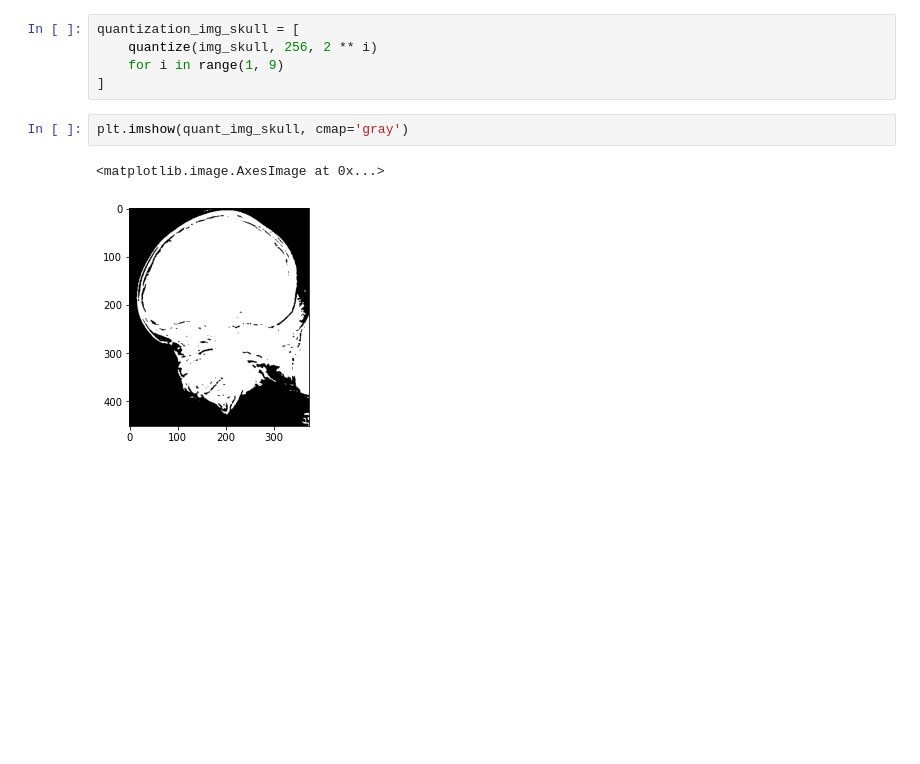
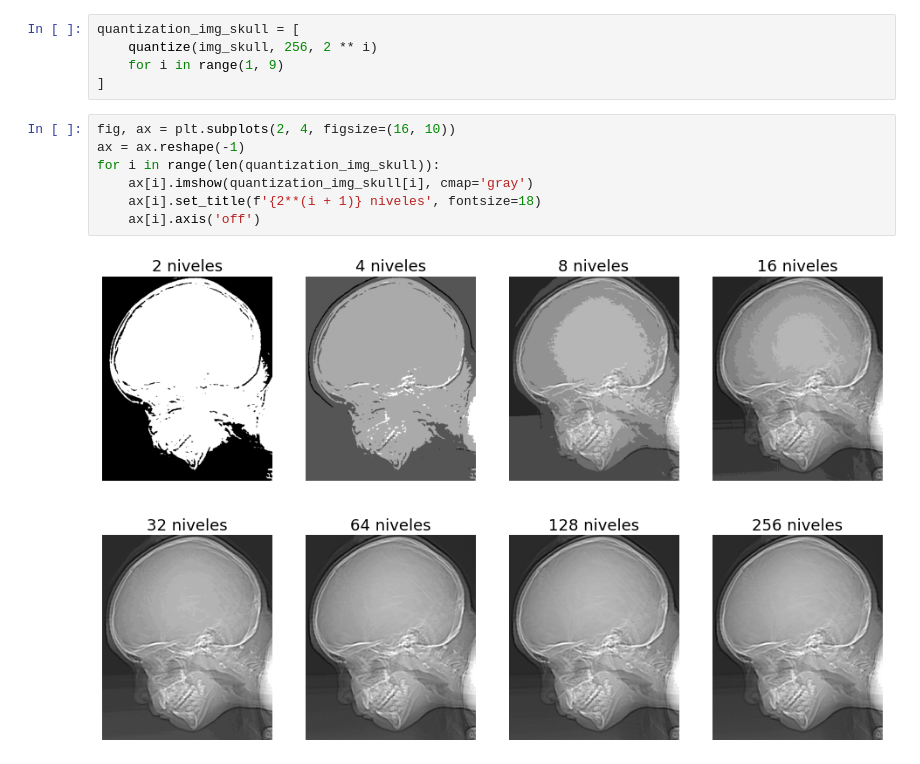
Before and after one commit to asp-image-dsp/image-processing-tp02, a Jupyter notebook: notebooks/exercise_01.ipynb, the cells around one changed output. Cells and saved outputs as stored; diff of their text form; blank space fills up the shorter version.

```diff
--- a/notebooks/exercise_01.ipynb
+++ b/notebooks/exercise_01.ipynb
@@ -62,8 +75,12 @@ quantization_img_skull = [
     quantize(img_skull, 256, 2 ** i)
     for i in range(1, 9)
 ]
-# %%
-plt.imshow(quant_img_skull, cmap='gray')
-# %% [output]
-<matplotlib.image.AxesImage at 0x...>
-[figure, removed]
+# %%
+fig, ax = plt.subplots(2, 4, figsize=(16, 10))
+ax = ax.reshape(-1)
+for i in range(len(quantization_img_skull)):
+    ax[i].imshow(quantization_img_skull[i], cmap='gray')
+    ax[i].set_title(f'{2**(i + 1)} niveles', fontsize=18)
+    ax[i].axis('off')
+# %% [output]
+[figure, added]
```
Also changed, not shown: parts of 1 cell of this notebook.
